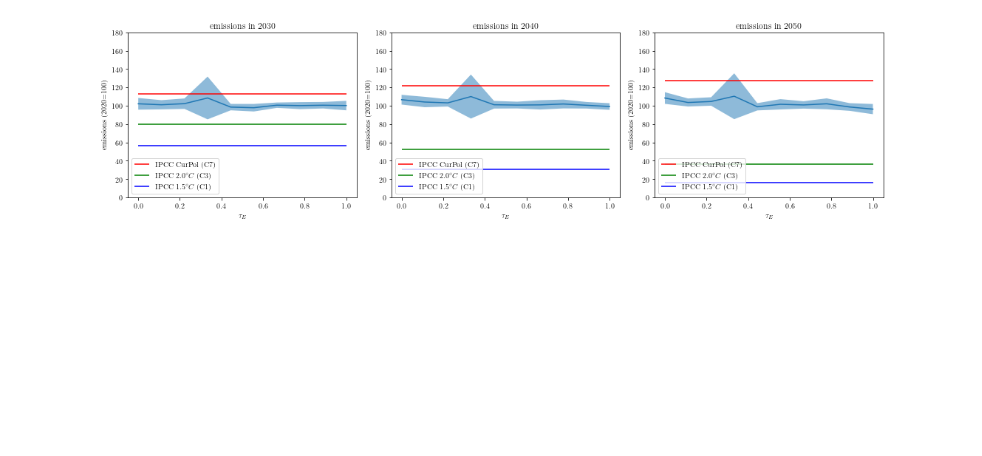
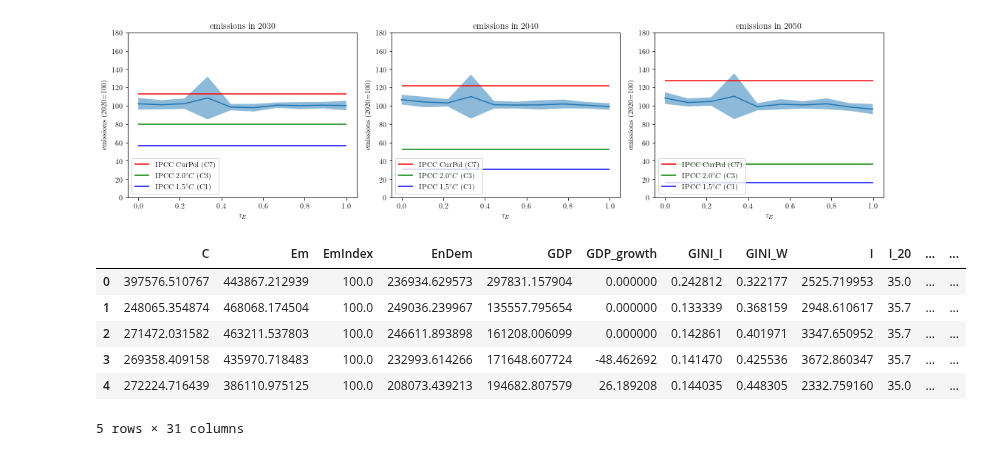
Before and after one commit to Tarsatir/Capsule_Climate, a Jupyter notebook: plotting/plot_ofatexp.ipynb, the cells around one changed output. Cells and saved outputs as stored; diff of their text form; code cells hidden in the pictures; blank space fills up the shorter version.

```diff
--- a/plotting/plot_ofatexp.ipynb
+++ b/plotting/plot_ofatexp.ipynb
@@ -241,4 +241,18 @@ n_plot_hlines(
 )
 # %% [output]
 [figure]
+# %%
+df_tax = pd.read_csv('../results/experiments/OFAT_experiments/carbontax_0.4_1.csv')
+df_notax = pd.read_csv('../results/validation/validation_samples/valoutput_1.csv')
+
+df_notax.head()
+# df_tax.head()
+# %% [output]
+|  | C | Em | EmIndex | EnDem | GDP | GDP_growth | GINI_I | GINI_W | I | I_20 | ... | ... |
+| 0 | 397576.510767 | 443867.212939 | 100.0 | 236934.629573 | 297831.157904 | 0.000000 | 0.242812 | 0.322177 | 2525.719953 | 35.0 | ... | ... |
+| 1 | 248065.354874 | 468068.174504 | 100.0 | 249036.239967 | 135557.795654 | 0.000000 | 0.133339 | 0.368159 | 2948.610617 | 35.7 | ... | ... |
+| 2 | 271472.031582 | 463211.537803 | 100.0 | 246611.893898 | 161208.006099 | 0.000000 | 0.142861 | 0.401971 | 3347.650952 | 35.7 | ... | ... |
+| 3 | 269358.409158 | 435970.718483 | 100.0 | 232993.614266 | 171648.607724 | -48.462692 | 0.141470 | 0.425536 | 3672.860347 | 35.7 | ... | ... |
+| 4 | 272224.716439 | 386110.975125 | 100.0 | 208073.439213 | 194682.807579 | 26.189208 | 0.144035 | 0.448305 | 2332.759160 | 35.0 | ... | ... |
+5 rows × 31 columns
 # %%
```
Also changed, not shown: parts of 2 cells of this notebook, 22 other files.
